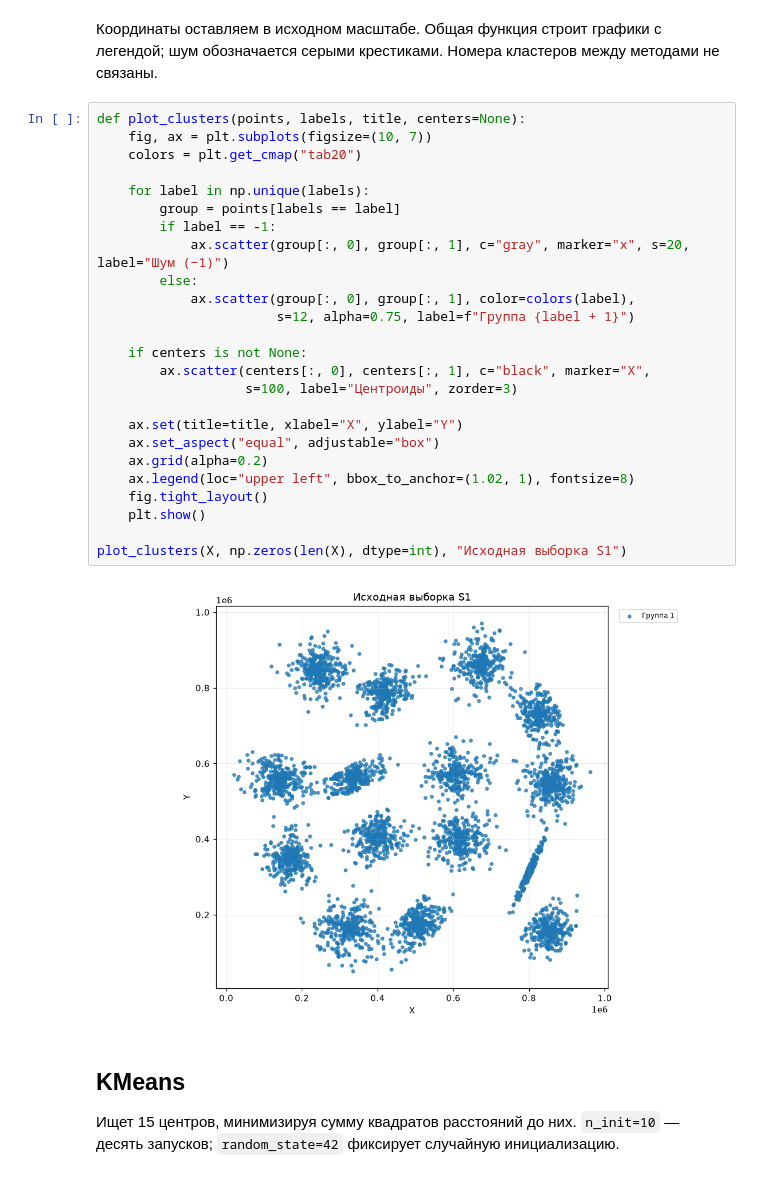
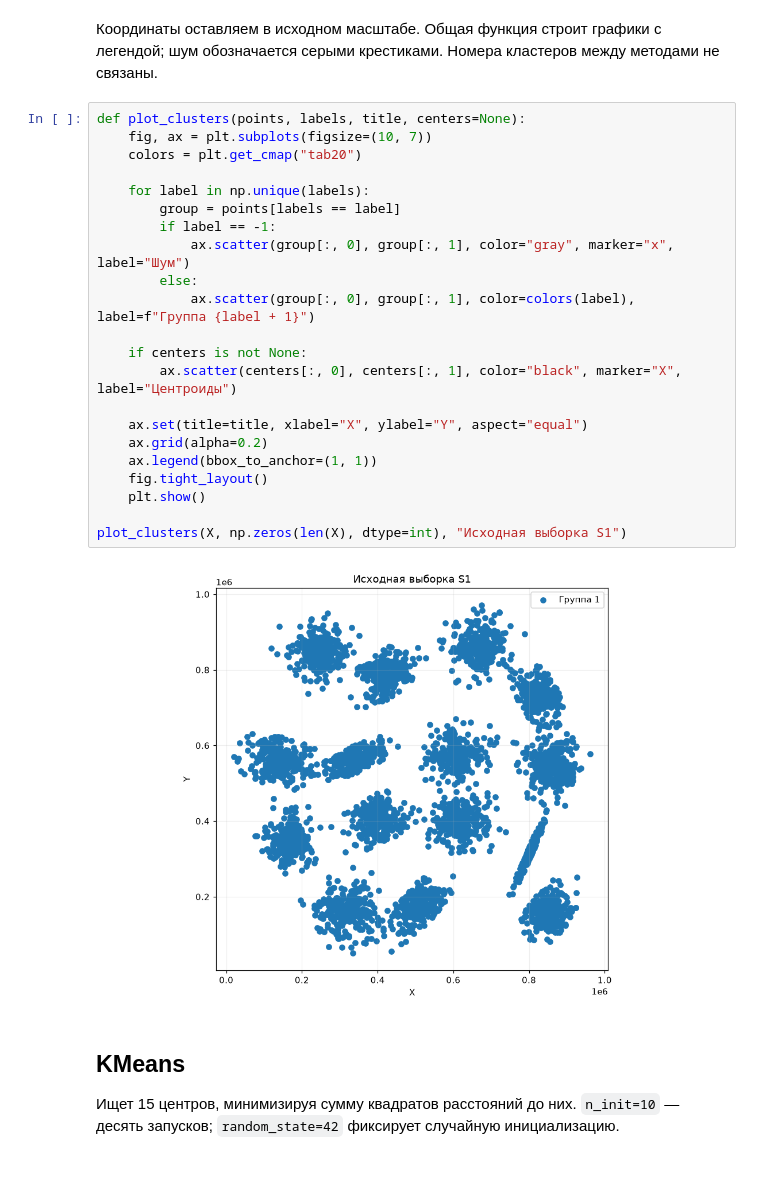
Before and after one commit to aleksei-manikhin/sem3_lab_03_IAPP, a Jupyter notebook: clustering.ipynb, the cells around one changed output. Cells and saved outputs as stored; diff of their text form.

```diff
--- a/clustering.ipynb
+++ b/clustering.ipynb
@@ -20,30 +20,27 @@ print("Точек:", len(X))
 # %%
 def plot_clusters(points, labels, title, centers=None):
     fig, ax = plt.subplots(figsize=(10, 7))
     colors = plt.get_cmap("tab20")
 
     for label in np.unique(labels):
         group = points[labels == label]
         if label == -1:
-            ax.scatter(group[:, 0], group[:, 1], c="gray", marker="x", s=20, label="Шум (−1)")
+            ax.scatter(group[:, 0], group[:, 1], color="gray", marker="x", label="Шум")
         else:
-            ax.scatter(group[:, 0], group[:, 1], color=colors(label),
-                       s=12, alpha=0.75, label=f"Группа {label + 1}")
+            ax.scatter(group[:, 0], group[:, 1], color=colors(label), label=f"Группа {label + 1}")
 
     if centers is not None:
-        ax.scatter(centers[:, 0], centers[:, 1], c="black", marker="X",
-                   s=100, label="Центроиды", zorder=3)
+        ax.scatter(centers[:, 0], centers[:, 1], color="black", marker="X", label="Центроиды")
 
-    ax.set(title=title, xlabel="X", ylabel="Y")
-    ax.set_aspect("equal", adjustable="box")
+    ax.set(title=title, xlabel="X", ylabel="Y", aspect="equal")
     ax.grid(alpha=0.2)
-    ax.legend(loc="upper left", bbox_to_anchor=(1.02, 1), fontsize=8)
+    ax.legend(bbox_to_anchor=(1, 1))
     fig.tight_layout()
     plt.show()
 
 plot_clusters(X, np.zeros(len(X), dtype=int), "Исходная выборка S1")
 # %% [output]
-[figure, old version]
+[figure, new version]
 # %% [markdown]
 ## KMeans
 Ищет 15 центров, минимизируя сумму квадратов расстояний до них. `n_init=10` — десять запусков; `random_state=42` фиксирует случайную инициализацию.
```
Also changed, not shown: parts of 3 cells of this notebook.
